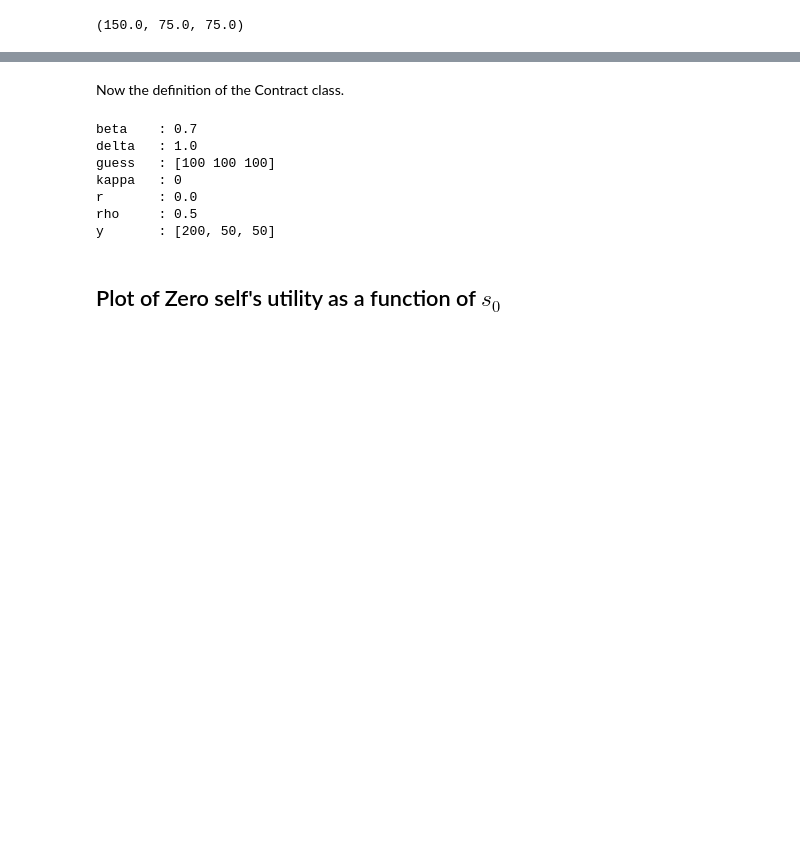
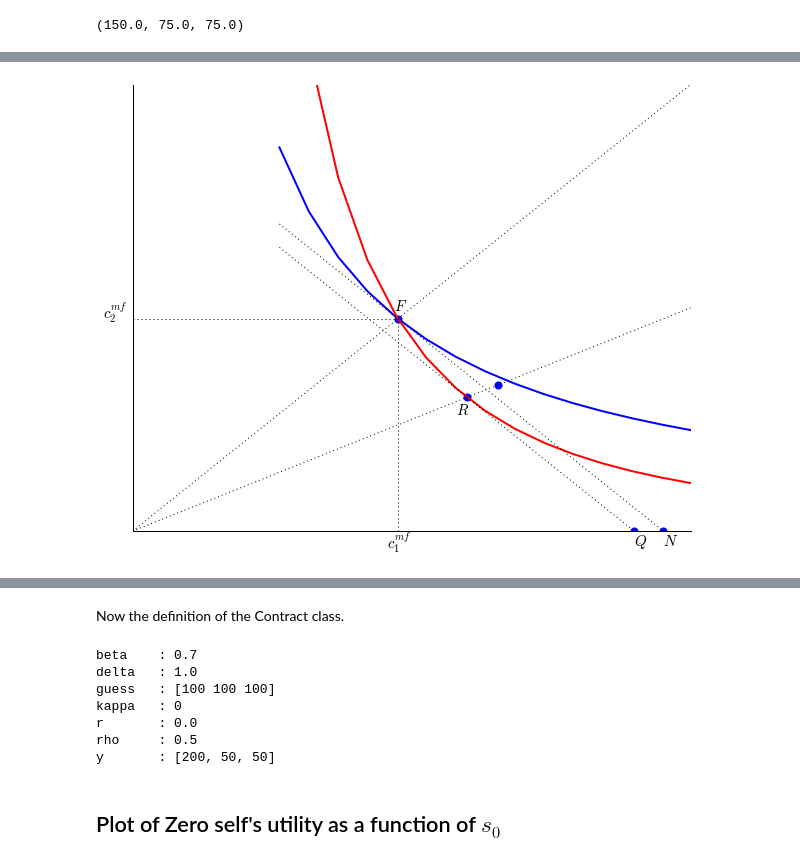
Before and after one commit to jhconning/renegotiation, a Jupyter notebook: figures_imperfect_commitment.ipynb, the cells around one changed output, grey strips where cells are left out. Saved outputs shown, nothing was run; the diff lists cells and outputs as text; code cells hidden in the pictures; blank space fills up the shorter version.

```diff
--- a/figures_imperfect_commitment.ipynb
+++ b/figures_imperfect_commitment.ipynb
@@ -399,3 +448,78 @@ interact(bdplot,beta=(0.1,1,0.1),rho=(0.1,3,0.05))
+# %%
+# limit values to display
+c1min, c1max = np.min(cMR)*0.6, np.max(cM.y)
+c1min, c1max = 0, 160
+c1 = np.arange(0,c1max,c1max/20)
+c1_ = np.arange(40,c1max,c1max/20)
+
+#define indifference curves functions
+# full-commit and RP utility for period-0 and period 1 selves
+ubar0 = cM.PVU(cMF[1:3], 1.0)
+idc0 = cM.indif(ubar0, 1.0)
+ubar1 = cM.PVU(cMF[1:3],cM.beta)
+idc1 = cM.indif(ubar1,cM.beta)
+ubar0RP = cM.PVU(cMRP[1:3], 1.0)
+idc0RP = cM.indif(ubar0RP,1.0)
+ubar1RP = cM.PVU(cMRP[1:3], cM.beta)
+idc1RP = cM.indif(ubar1RP,cM.beta)
+# %%
+fig, ax = plt.subplots()
+
+# plot indifference curves
+plt.plot(c1_,idc0(c1_),color='blue',linewidth=2)
+plt.plot(c1_,idc1(c1_),color='red', linewidth=2)
+
+# plot rays
+plt.plot(c1, c1,':',color='black')
+plt.plot(c1, cM.beta**(1/cM.rho)*c1,':',color='black')
+
+# plot isoprofit line(s)
+profitMF = cM.profit(cMF,cM.y)
+isoprofMF = cM.isoprofit(profitMF-(y[0]-cMF[0]), y)
+plt.plot(c1_,  isoprofMF(c1_),':', color='black' )
+profitMR = cM.profit(cMR,cM.y)
+isoprofMR = cM.isoprofit(profitMR-(y[0]-cMR[0]), y)
+plt.plot(c1_,  isoprofMR(c1_),':', color='black' )
+
+# label the points
+ax.text(cMF[1]-1, cMF[2]+3, r'$F$', fontsize=15)
+ax.text(cMR[1]-3, cMR[2]-6, r'$R$', fontsize=15)
+ax.text(Q, -5, r'$Q$', fontsize=15)
+ax.text(N, -5, r'$N$', fontsize=15)
+
+ax.text(cMF[1]-3, -6, r'$c^{mf}_{1}$', fontsize=15)
+ax.text(-8, cMF[2], r'$c^{mf}_{2}$', fontsize=15)
+
+# draw contract points and coordinate lines http://bit.ly/1CaTMDX
+xx = [cMF[1], cMR[1]]
+yy = [cMF[2], cMR[2]]
+plt.scatter(xx,yy, s=50, marker='o',color='b')
+[plt.plot([dot_x, dot_x] ,[0, dot_y],':',linewidth = 1,color='black' ) \
+     for dot_x, dot_y in zip([cMF[1]],[cMF[2]]) ]
+[plt.plot([0, dot_x] ,[dot_y, dot_y],':',linewidth = 1,color='black' ) \
+     for dot_x, dot_y in zip([cMF[1]],[cMF[2]])  ]
+
+plt.scatter(cMRP[1],cMRP[2], s=50, marker='o',color='b')
+
+# plot intercept points
+Q = np.sum(cM.y) - profitMR -cMR[0]
+N = np.sum(cM.y) - profitMF -cMF[0]
+plt.scatter(Q, 0, s=50, marker='o',color='b')
+plt.scatter(N, 0, s=50, marker='o',color='b')
+
+#turn off the axis numbers
+ax.axes.get_xaxis().set_visible(False)
+ax.axes.get_yaxis().set_visible(False)
+ax.spines['right'].set_color('none'), ax.spines['top'].set_color('none')
+plt.ylim((c1min, c1max*0.95)), plt.xlim((c1min, c1max*0.95))
+ax.xaxis.tick_bottom(),ax.yaxis.tick_left()
+plt.xlabel('$c_{1}$'); plt.ylabel('$c_{2}$')
+
+
+plt.savefig('figs\Figure2.pdf', format='pdf')
+plt.show()
+# %% [output]
+[figure, added]
 # %%
 import Contract
 # %%
```
Also changed, not shown: parts of 34 cells of this notebook, 2 other files.
